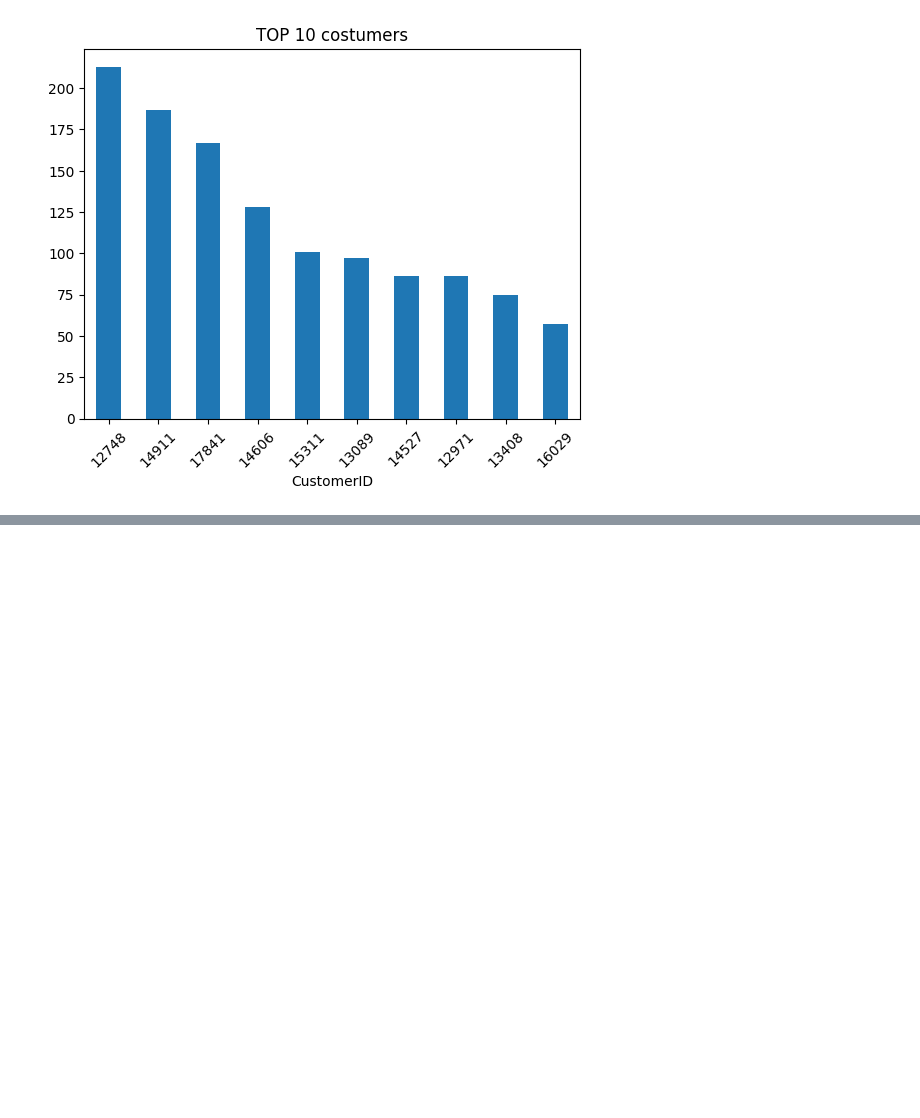
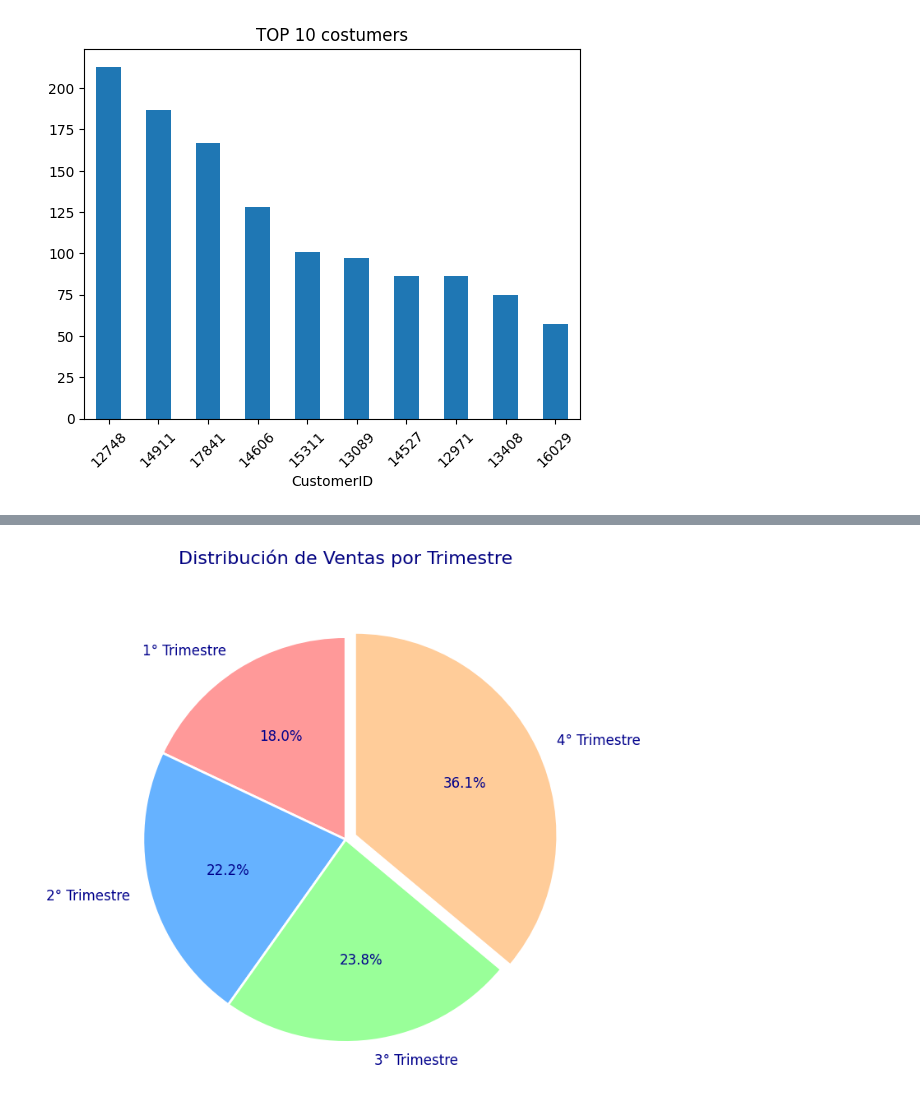
Before and after one commit to LLAES07/Segmentacion_clientes, a Jupyter notebook: notebook/1_EDA.ipynb, the cells around one changed output, grey strips where cells are left out. Drawn from its saved outputs; the diff is of its cells as text; code cells hidden in the pictures; blank space fills up the shorter version.

```diff
--- a/notebook/1_EDA.ipynb
+++ b/notebook/1_EDA.ipynb
@@ -400,0 +400,27 @@ sns.lineplot(data=df_, x=df_.index.day, y='price_total')
+# %%
+labels_esp = ['1° Trimestre', '2° Trimestre', '3° Trimestre', '4° Trimestre']
+
+
+# Definir colores atractivos para cada trimestre
+colores = ['#FF9999', '#66B2FF', '#99FF99', '#FFCC99']
+
+# Crear el gráfico de pastel con mejoras visuales
+plt.figure(figsize=(8, 8))  # Tamaño del gráfico
+plt.pie(
+    df_.groupby(df_.index.quarter)['price_total'].sum(),
+    labels=labels_esp,
+    autopct='%1.1f%%',  # Mostrar porcentaje en cada sector
+    startangle=90,      # Ángulo inicial para mejorar la visualización
+    colors=colores,     # Colores personalizados
+    wedgeprops={'edgecolor': 'white', 'linewidth': 2},  # Borde blanco para los sectores
+    textprops={'fontsize': 12, 'color': 'darkblue'},    # Estilo de las etiquetas
+    explode=(0, 0, 0, 0.05)  # Resaltar el primer trimestre
+)
+
+# Agregar un título llamativo
+plt.title('Distribución de Ventas por Trimestre', fontsize=16, color='navy', pad=20)
+
+# Mostrar el gráfico
+plt.show()
+# %% [output]
+[figure, added]
```
Also changed, not shown: parts of 21 cells of this notebook, 1 other file.
